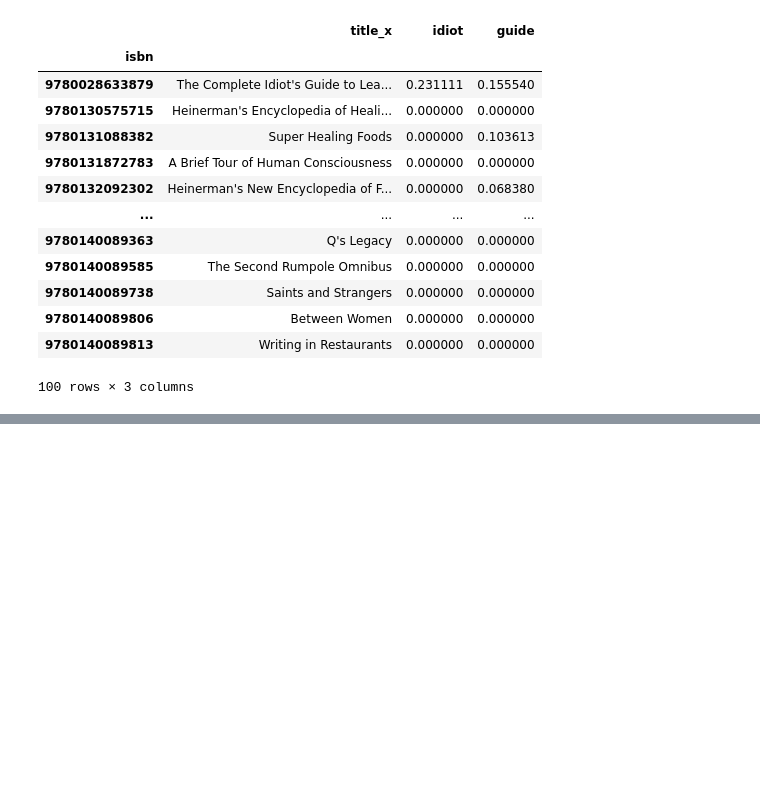
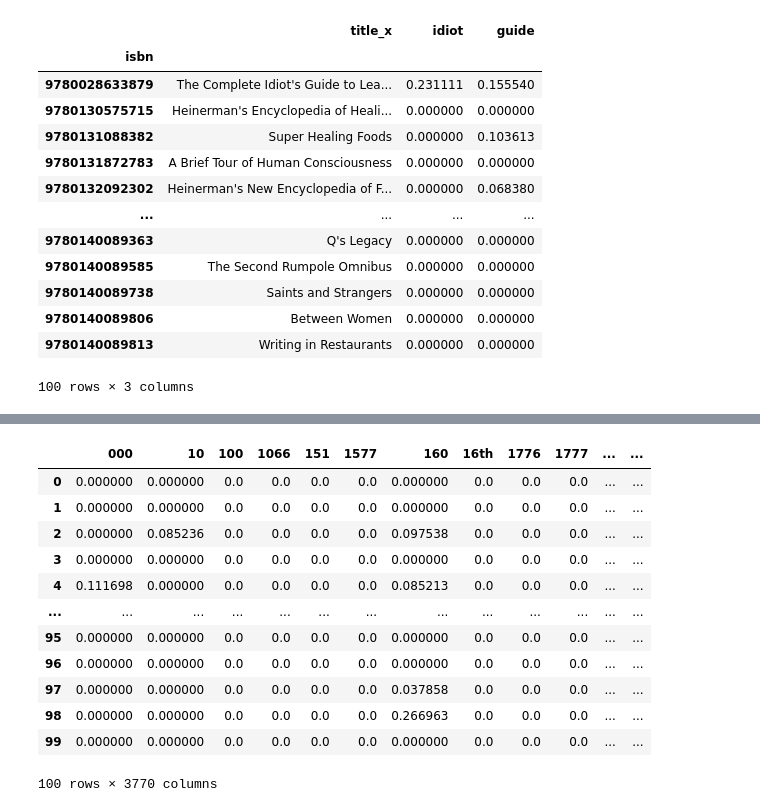
Before and after one commit to kibindy/DMW_Lab2, a Jupyter notebook: Scratch_Francis.ipynb, the cells around one changed output, grey strips where cells are left out. Saved outputs shown, nothing was run; the diff lists cells and outputs as text; code cells hidden in the pictures; blank space fills up the shorter version.

```diff
--- a/Scratch_Francis.ipynb
+++ b/Scratch_Francis.ipynb
@@ -309,0 +507,20 @@ Index(['title_x', 'author_x', '000', '10', '100', '1066', '151', '1577', '160',
+# %%
+vectorizer = TfidfVectorizer(stop_words='english')
+X = vectorizer.fit_transform(corpus)
+
+# Get the feature names (words in the vocabulary)
+feature_names = vectorizer.get_feature_names_out()
+
+# Convert the sparse matrix to a dense array for easier viewing (for small datasets)
+dense_matrix = X.toarray()
+
+# Create a DataFrame for better readability
+tf_idf_df = pd.DataFrame(dense_matrix, columns=feature_names)
+tf_idf_df
+
+nmf = NMF(n_components=2, random_state=42)
+W = nmf.fit_transform(tf_idf_df)
+H = nmf.components_
+
+print("Document-Topic Matrix:\n", W)
+print("Topic-Word Matrix:\n", H)
@@ -309,0 +545,16 @@ Index(['title_x', 'author_x', '000', '10', '100', '1066', '151', '1577', '160',
+# %%
+tf_idf_df
+# %% [output]
+|  | 000 | 10 | 100 | 1066 | 151 | 1577 | 160 | 16th | 1776 | 1777 | ... | ... |
+| 0 | 0.000000 | 0.000000 | 0.0 | 0.0 | 0.0 | 0.0 | 0.000000 | 0.0 | 0.0 | 0.0 | ... | ... |
+| 1 | 0.000000 | 0.000000 | 0.0 | 0.0 | 0.0 | 0.0 | 0.000000 | 0.0 | 0.0 | 0.0 | ... | ... |
+| 2 | 0.000000 | 0.085236 | 0.0 | 0.0 | 0.0 | 0.0 | 0.097538 | 0.0 | 0.0 | 0.0 | ... | ... |
+| 3 | 0.000000 | 0.000000 | 0.0 | 0.0 | 0.0 | 0.0 | 0.000000 | 0.0 | 0.0 | 0.0 | ... | ... |
+| 4 | 0.111698 | 0.000000 | 0.0 | 0.0 | 0.0 | 0.0 | 0.085213 | 0.0 | 0.0 | 0.0 | ... | ... |
+| ... | ... | ... | ... | ... | ... | ... | ... | ... | ... | ... | ... | ... |
+| 95 | 0.000000 | 0.000000 | 0.0 | 0.0 | 0.0 | 0.0 | 0.000000 | 0.0 | 0.0 | 0.0 | ... | ... |
+| 96 | 0.000000 | 0.000000 | 0.0 | 0.0 | 0.0 | 0.0 | 0.000000 | 0.0 | 0.0 | 0.0 | ... | ... |
+| 97 | 0.000000 | 0.000000 | 0.0 | 0.0 | 0.0 | 0.0 | 0.037858 | 0.0 | 0.0 | 0.0 | ... | ... |
+| 98 | 0.000000 | 0.000000 | 0.0 | 0.0 | 0.0 | 0.0 | 0.266963 | 0.0 | 0.0 | 0.0 | ... | ... |
+| 99 | 0.000000 | 0.000000 | 0.0 | 0.0 | 0.0 | 0.0 | 0.000000 | 0.0 | 0.0 | 0.0 | ... | ... |
+100 rows × 3770 columns
```
Also changed, not shown: parts of 15 cells of this notebook.
